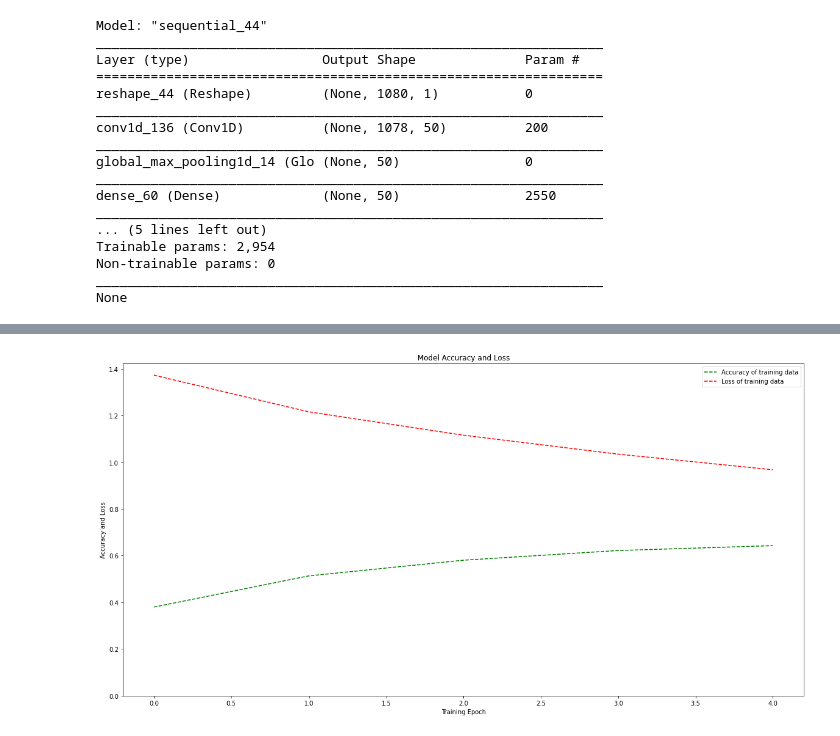
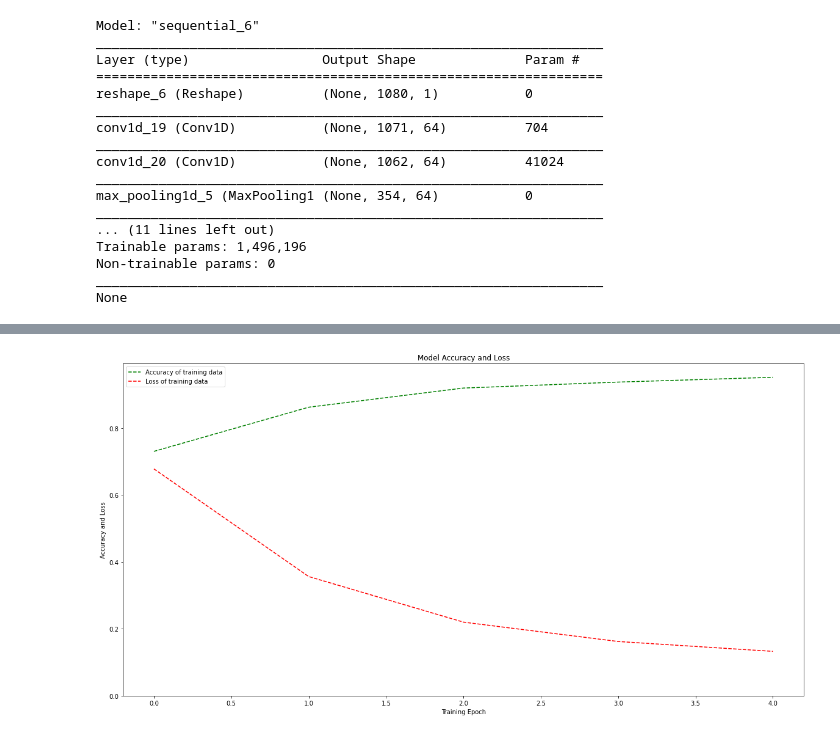
Before and after one commit to Elizaveta99/Course_work, a Jupyter notebook: cnn_code_4_classes/training_4.ipynb, the cells around one changed output, grey strips where cells are left out. Saved outputs shown, nothing was run; the diff lists cells and outputs as text; code cells hidden in the pictures.

```diff
--- a/cnn_code_4_classes/training_4.ipynb
+++ b/cnn_code_4_classes/training_4.ipynb
@@ -29,7 +31,7 @@ def get_class_data(class_name):
 
     path = os.path.join(train_path, class_name)
     class_units = np.fromfile(path, dtype=int, count=-1, sep=' ', offset=0)
-    units = np.split(class_units, class_units.size // 1080, 0) # 1080 = 3 sec * 360Hz
+    units = np.array_split(class_units, class_units.size // 1080, 0) # 1080 = 3 sec * 360Hz
     class_counts[class_name] = class_units.size // 1080
 
     return units
@@ -64,17 +94,24 @@ TIME_PERIODS = 1080
 num_classes = 4
 input_shape = None
 
+# 53%  batch_size = 32 epohs = 5
+
 model = Sequential()
 model.add(Reshape((TIME_PERIODS, 1), input_shape=(input_shape,)))
-model.add(Conv1D(50, 3, activation='relu', input_shape=(TIME_PERIODS, 1)))
-model.add(GlobalMaxPooling1D())
+model.add(Conv1D(64, 10, activation='relu', input_shape=(TIME_PERIODS, 1)))
+model.add(Conv1D(64, 10, activation='relu'))
+#model.add(Conv1D(64, 3, activation='relu', input_shape=(TIME_PERIODS, 1)))
+#model.add(Conv1D(64, 3, activation='relu'))
+#model.add(GlobalMaxPooling1D())
 #model.add(Dropout(0.5))
-#model.add(MaxPooling1D(3))
-#model.add(Conv1D(65, 3, activation='relu'))
-#model.add(Conv1D(50, 135, activation='relu'))
+model.add(MaxPooling1D(3))
+#model.add(MaxPooling1D(2))
+model.add(Conv1D(64, 10, activation='relu'))
+#model.add(Conv1D(64, 10, activation='relu'))
 #model.add(GlobalAveragePooling1D())
-model.add(Dense(50, activation='relu'))
-model.add(Dropout(0.2))
+model.add(Flatten())
+model.add(Dense(64, activation='relu'))
+model.add(Dropout(0.5))
 model.add(Dense(num_classes, activation='softmax'))
 
 model.compile(loss='categorical_crossentropy',
@@ -84,33 +121,24 @@ print(model.summary())
 
 model.save(model_save_path)
 # %% [output]
-Model: "sequential_44"
+Model: "sequential_6"
 _________________________________________________________________
 Layer (type)                 Output Shape              Param #
 =================================================================
-reshape_44 (Reshape)         (None, 1080, 1)           0
+reshape_6 (Reshape)          (None, 1080, 1)           0
 _________________________________________________________________
-conv1d_136 (Conv1D)          (None, 1078, 50)          200
+conv1d_19 (Conv1D)           (None, 1071, 64)          704
 _________________________________________________________________
-global_max_pooling1d_14 (Glo (None, 50)                0
+conv1d_20 (Conv1D)           (None, 1062, 64)          41024
 _________________________________________________________________
-dense_60 (Dense)             (None, 50)                2550
+max_pooling1d_5 (MaxPooling1 (None, 354, 64)           0
 _________________________________________________________________
-... (5 lines left out)
-Trainable params: 2,954
+... (11 lines left out)
+Trainable params: 1,496,196
 Non-trainable params: 0
 _________________________________________________________________
 None
 # %%
-XX_train = np.asarray(X_train)
-YY_train = np.asarray(Y_train)
-XX_train = XX_train.astype("float32")
-YY_train = YY_train.astype("float32")
-
-XXX_train = feature_normalize(XX_train)
-
-YYY_train = to_categorical(YY_train, num_classes)
-
 print("\n--- Fit the model ---\n")
 
 # Hyper-parameters
@@ -155,3 +183,3 @@ Epoch 5/5
 
 --- Learning curve of model training ---
-[figure, old version]
+[figure, new version]
```
Also changed, not shown: parts of 3 cells of this notebook, 6 other files.
